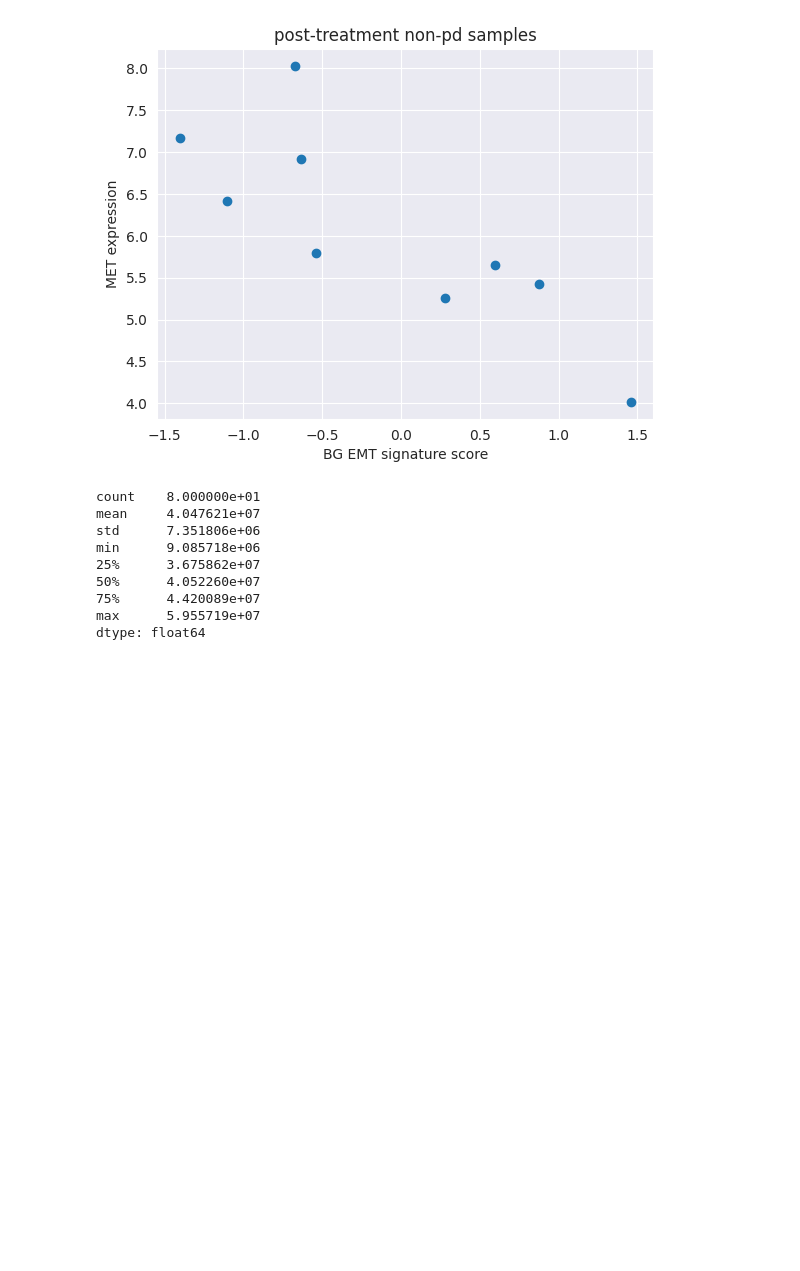
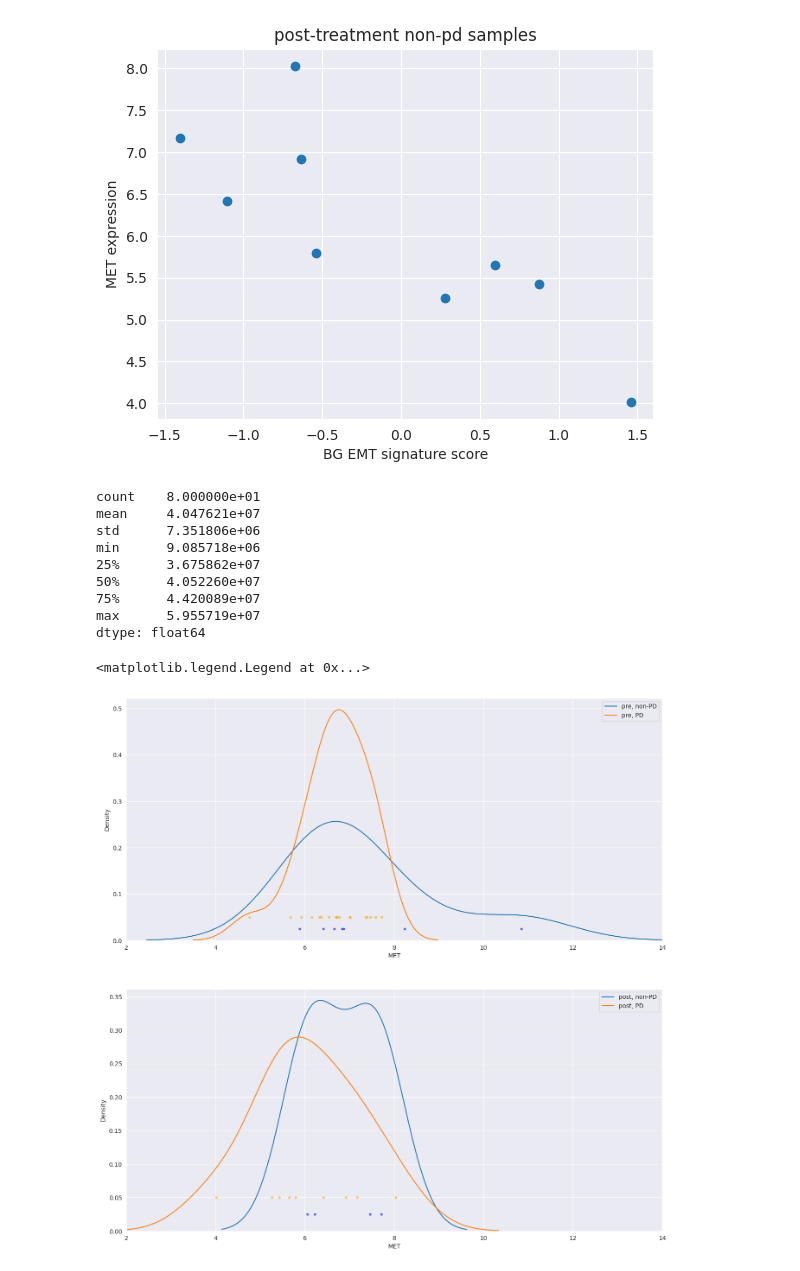
Before and after one commit to lkmaks/mcrc-cetuximab-analysis, a Jupyter notebook: notebooks/tasks58_maxim/MET_receptor_association.ipynb, the cells around one changed output. Cells and saved outputs as stored; diff of their text form; code cells hidden in the pictures; blank space fills up the shorter version.

```diff
--- a/notebooks/tasks58_maxim/MET_receptor_association.ipynb
+++ b/notebooks/tasks58_maxim/MET_receptor_association.ipynb
@@ -316,3 +315,27 @@ min      9.085718e+06
 75%      4.420089e+07
 max      5.955719e+07
 dtype: float64
+# %%
+fig, axs = plt.subplots(2, 1, figsize=(16, 16))
+
+
+d1 = df_pre_pd['MET']
+d2 = df_pre_npd['MET']
+sns.kdeplot(d1, ax=axs[0], label='pre, non-PD')
+axs[0].scatter(d1, [0.025]*len(d1), color='blue', alpha=0.5, s=10)
+sns.kdeplot(d2, ax=axs[0], label='pre, PD')
+axs[0].scatter(d2, [0.05]*len(d2), color='orange', alpha=0.5, s=10)
+axs[0].set_xlim(2, 14)
+axs[0].legend()
+
+d1 = df_post_pd['MET']
+d2 = df_post_npd['MET']
+sns.kdeplot(d1, ax=axs[1], label='post, non-PD')
+axs[1].scatter(d1, [0.025]*len(d1), color='blue', alpha=0.5, s=10)
+sns.kdeplot(d2, ax=axs[1], label='post, PD')
+axs[1].scatter(d2, [0.05]*len(d2), color='orange', alpha=0.5, s=10)
+axs[1].set_xlim(2, 14)
+axs[1].legend()
+# %% [output]
+<matplotlib.legend.Legend at 0x...>
+[figure, added]
```
Also changed, not shown: parts of 5 cells of this notebook, 3 other files.
